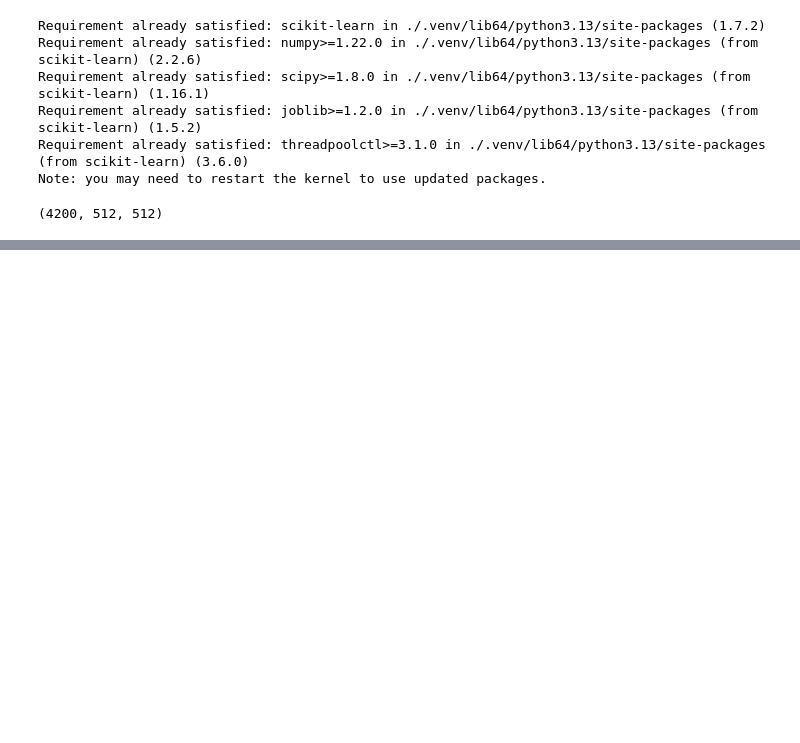
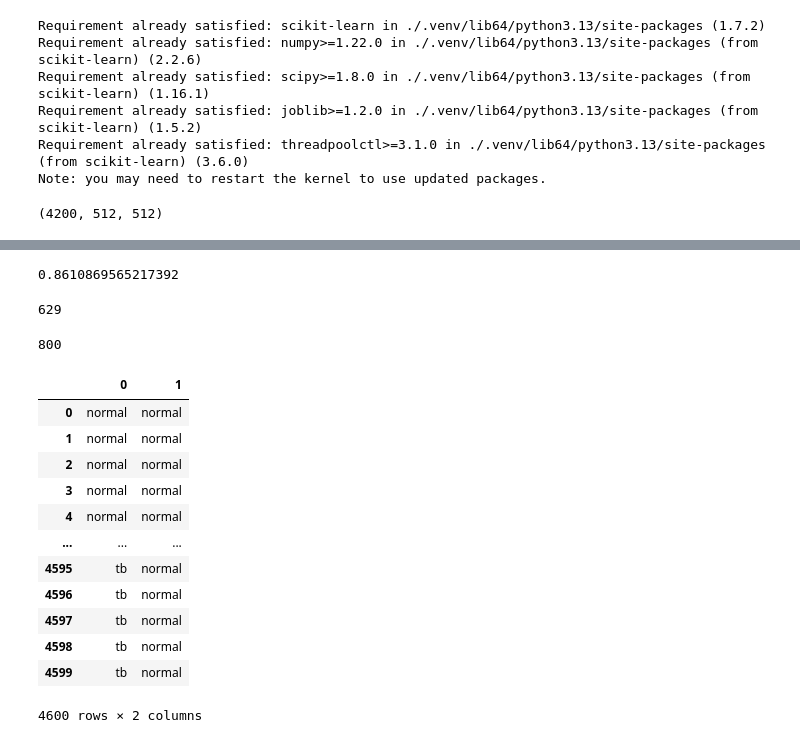
Before and after one commit to jeremia49/pacd-kelp4, a Jupyter notebook: code.ipynb, the cells around one changed output, grey strips where cells are left out. Saved outputs shown, nothing was run; the diff lists cells and outputs as text; code cells hidden in the pictures; blank space fills up the shorter version.

```diff
--- a/code.ipynb
+++ b/code.ipynb
@@ -142,2 +161,2 @@ clf = RandomForestClassifier(max_depth=10, random_state=42, verbose=True)
 # %%
-clf.fit(X_train, y_train)
+# clf.fit(X_train, y_train)
@@ -148,3 +163,3 @@ RandomForestClassifier(max_depth=10, random_state=42, verbose=True)
 # %%
-# clfsvc.fit(X_train, y_train)
+clfsvc.fit(X_train, y_train)
 # %% [output]
@@ -157,3 +172,3 @@ result = clf.predict(X_reshaped_test)
 # %%
-# result_svc = clfsvc.predict(X_reshaped_test)
+result_svc = clfsvc.predict(X_reshaped_test)
 # %%
@@ -171,0 +180,8 @@ accuracy_score(dict_test['y'], result)
+# %%
+accuracy_score(dict_test['y'], result_svc)
+# %% [output]
+0.8610869565217392
+# %%
+len(result_svc[result_svc == "tb"])
+# %% [output]
+629
@@ -171,0 +190,22 @@ accuracy_score(dict_test['y'], result)
+# %%
+len(dict_test['y'][dict_test['y'] == "tb"])
+# %% [output]
+800
+# %%
+df = pd.DataFrame((dict_test['y'], result_svc)).transpose()
+# %%
+df
+# %% [output]
+|  | 0 | 1 |
+| 0 | normal | normal |
+| 1 | normal | normal |
+| 2 | normal | normal |
+| 3 | normal | normal |
+| 4 | normal | normal |
+| ... | ... | ... |
+| 4595 | tb | normal |
+| 4596 | tb | normal |
+| 4597 | tb | normal |
+| 4598 | tb | normal |
+| 4599 | tb | normal |
+4600 rows × 2 columns
```
Also changed, not shown: parts of 22 cells of this notebook, 2 other files.
